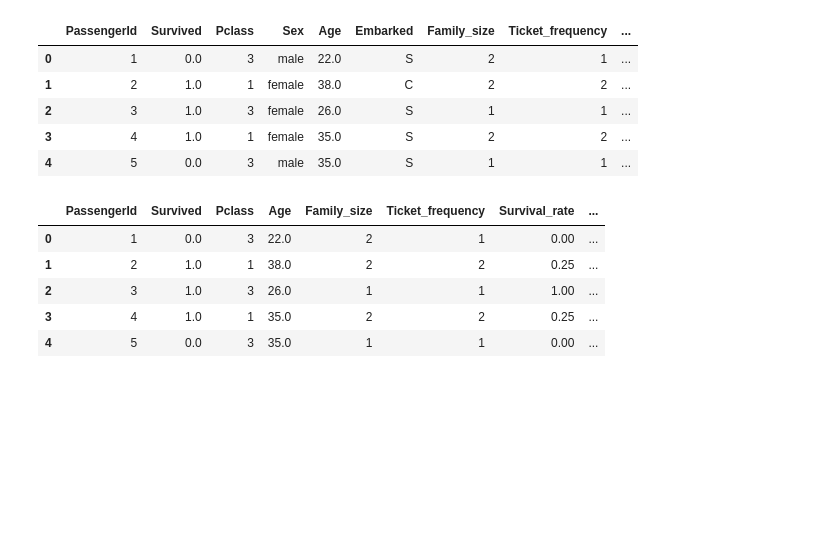
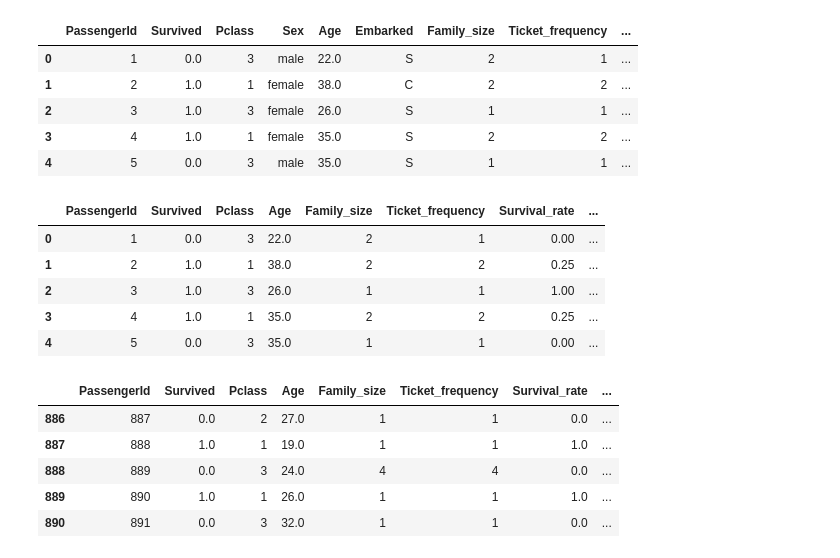
Before and after one commit to JoannaKG/Data-science-learning, a Jupyter notebook: Titanic/1. Exploratory Data Analysis.ipynb, the cells around one changed output. Cells and saved outputs as stored; diff of their text form; code cells hidden in the pictures; blank space fills up the shorter version.

```diff
--- a/Titanic/1. Exploratory Data Analysis.ipynb
+++ b/Titanic/1. Exploratory Data Analysis.ipynb
@@ -915,3 +915,9 @@ df_all.head(3)
 | 0 | 1 | 0.0 | 3 | Braund, Mr. Owen Harris | male | 22.0 | A/5 21171 | S | 2 | ... |
 | 1 | 2 | 1.0 | 1 | Cumings, Mrs. John Bradley (Flore... | female | 38.0 | PC 17599 | C | 2 | ... |
 | 2 | 3 | 1.0 | 3 | Heikkinen, Miss. Laina | female | 26.0 | STON/O2. 3101282 | S | 1 | ... |
+# %%
+df_all['Deck'] = df_all['Deck'].replace(['A', 'B', 'C'], 'ABC')
+df_all['Deck'] = df_all['Deck'].replace(['D', 'E'], 'DE')
+df_all['Deck'] = df_all['Deck'].replace(['F', 'G', 'NaN', 'T'], 'FGnanT')
+
+df_all['Deck'].value_counts()
@@ -1003,6 +1014,12 @@ df_all.head()
 # %%
 df_train = df_all[df_all['Survived'].notna()]
 df_test = df_all[df_all['Survived'].isna()]
 
-df_train.to_csv('data\\df_train.csv', index=False)
-df_test.to_csv('data\\df_test_Kaggle.csv', index=False)
+df_train.tail()
+# %% [output]
+|  | PassengerId | Survived | Pclass | Age | Family_size | Ticket_frequency | Survival_rate | ... |
+| 886 | 887 | 0.0 | 2 | 27.0 | 1 | 1 | 0.0 | ... |
+| 887 | 888 | 1.0 | 1 | 19.0 | 1 | 1 | 1.0 | ... |
+| 888 | 889 | 0.0 | 3 | 24.0 | 4 | 4 | 0.0 | ... |
+| 889 | 890 | 1.0 | 1 | 26.0 | 1 | 1 | 1.0 | ... |
+| 890 | 891 | 0.0 | 3 | 32.0 | 1 | 1 | 0.0 | ... |
```
Also changed, not shown: parts of 5 cells of this notebook.
